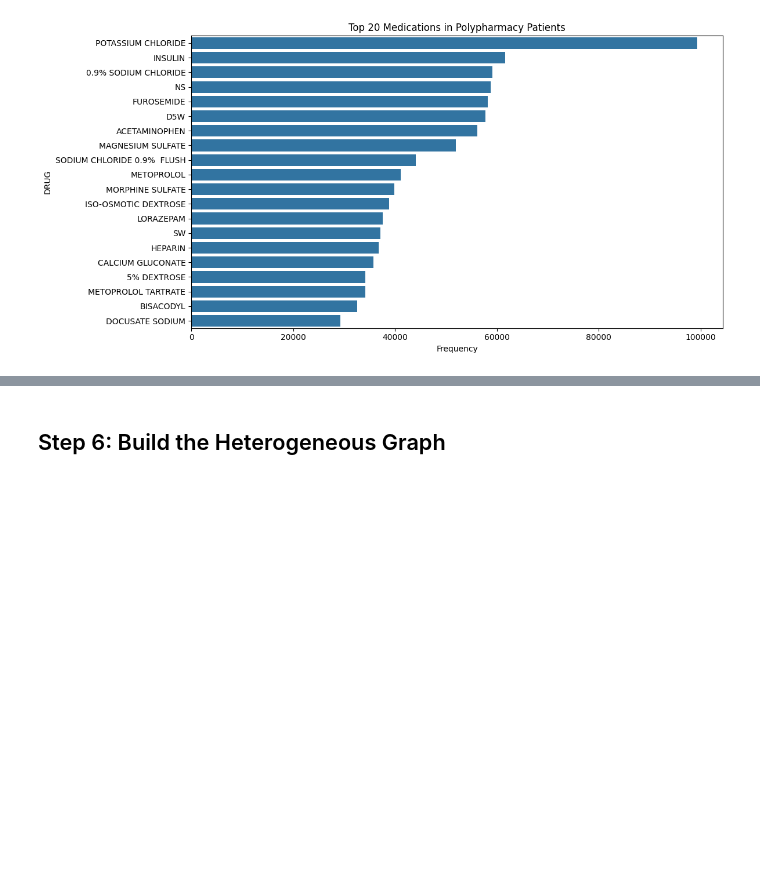
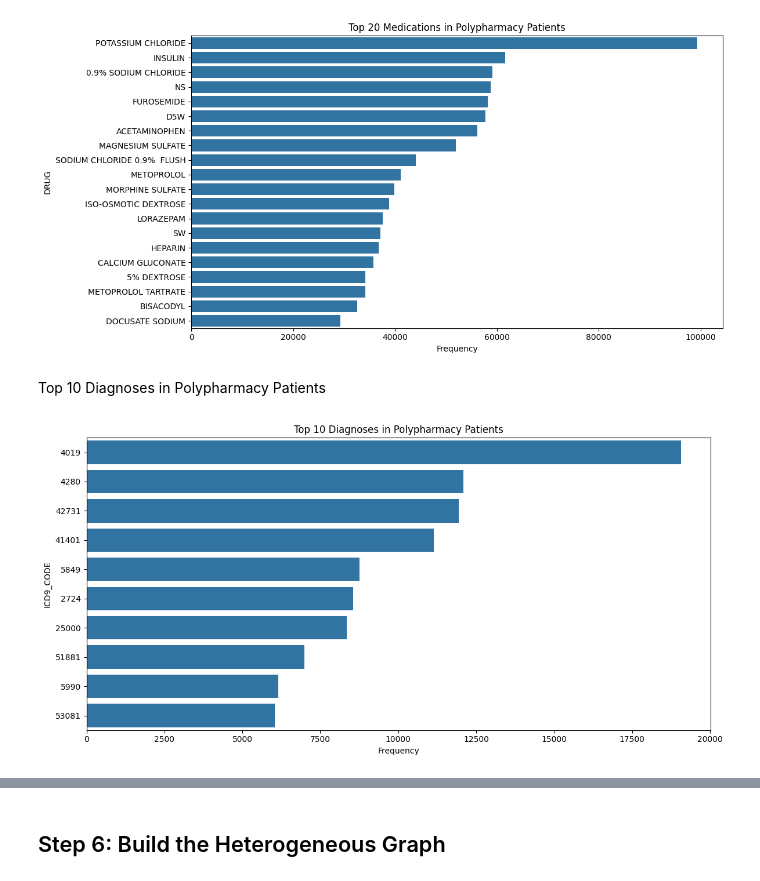
Before and after one commit to knkarthik01/polypharmacy-med-recommendation, a Jupyter notebook: Medication_Recommendation_System_for_Polypharmacy_Patients.ipynb, the cells around one changed output, grey strips where cells are left out. Cells and saved outputs as stored; diff of their text form; code cells hidden in the pictures; blank space fills up the shorter version.

```diff
--- a/Medication_Recommendation_System_for_Polypharmacy_Patients.ipynb
+++ b/Medication_Recommendation_System_for_Polypharmacy_Patients.ipynb
@@ -287,3 +322,16 @@ plt.tight_layout()
 plt.show()
 # %% [output]
 [figure]
+# %% [markdown]
+Top 10 Diagnoses in Polypharmacy Patients
+# %%
+# 5.2 Find the most common diagnoses in polypharmacy patients
+top_diagnoses = poly_diagnoses['ICD9_CODE'].value_counts().head(10)
+plt.figure(figsize=(12, 6))
+sns.barplot(x=top_diagnoses.values, y=top_diagnoses.index)
+plt.title('Top 10 Diagnoses in Polypharmacy Patients')
+plt.xlabel('Frequency')
+plt.tight_layout()
+plt.show()
+# %% [output]
+[figure, added]
```
Also changed, not shown: parts of 9 cells of this notebook.
